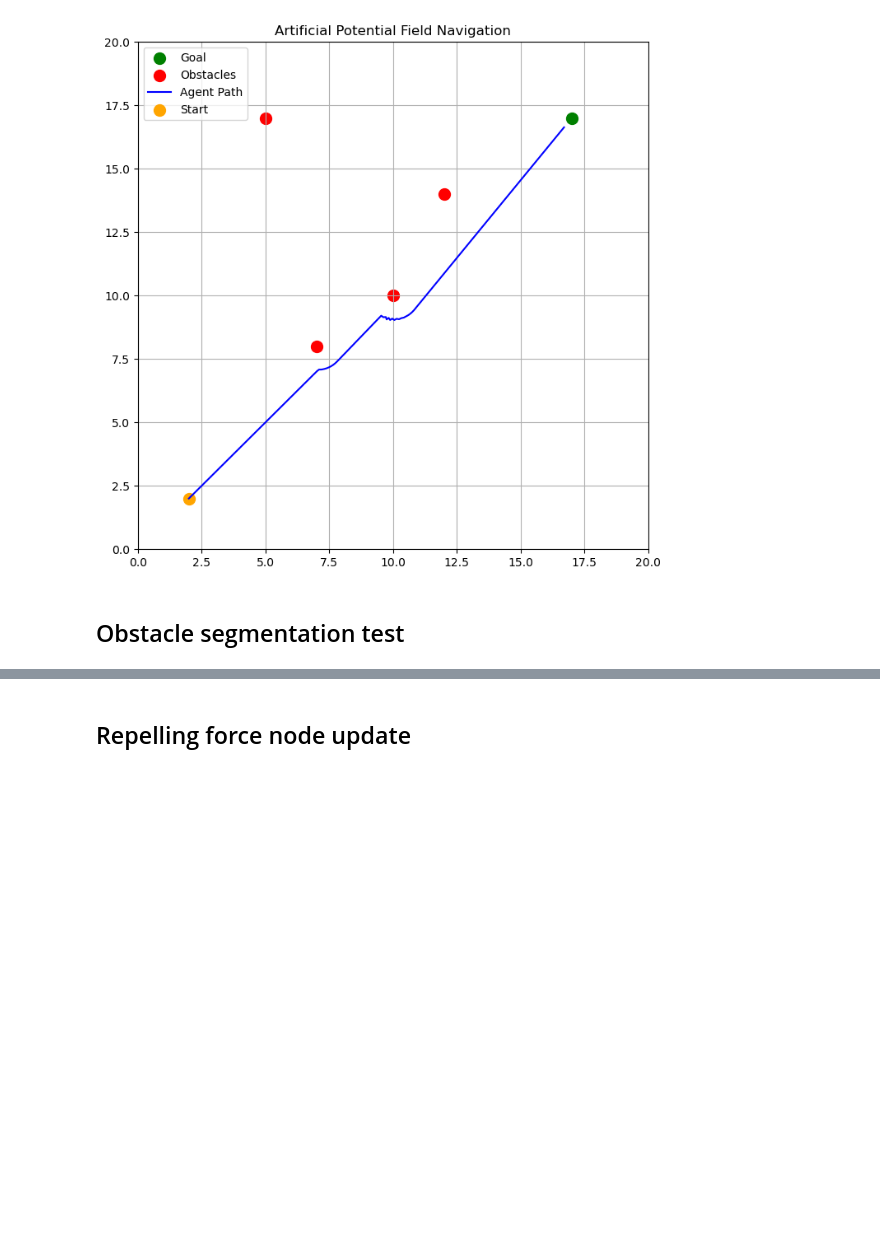
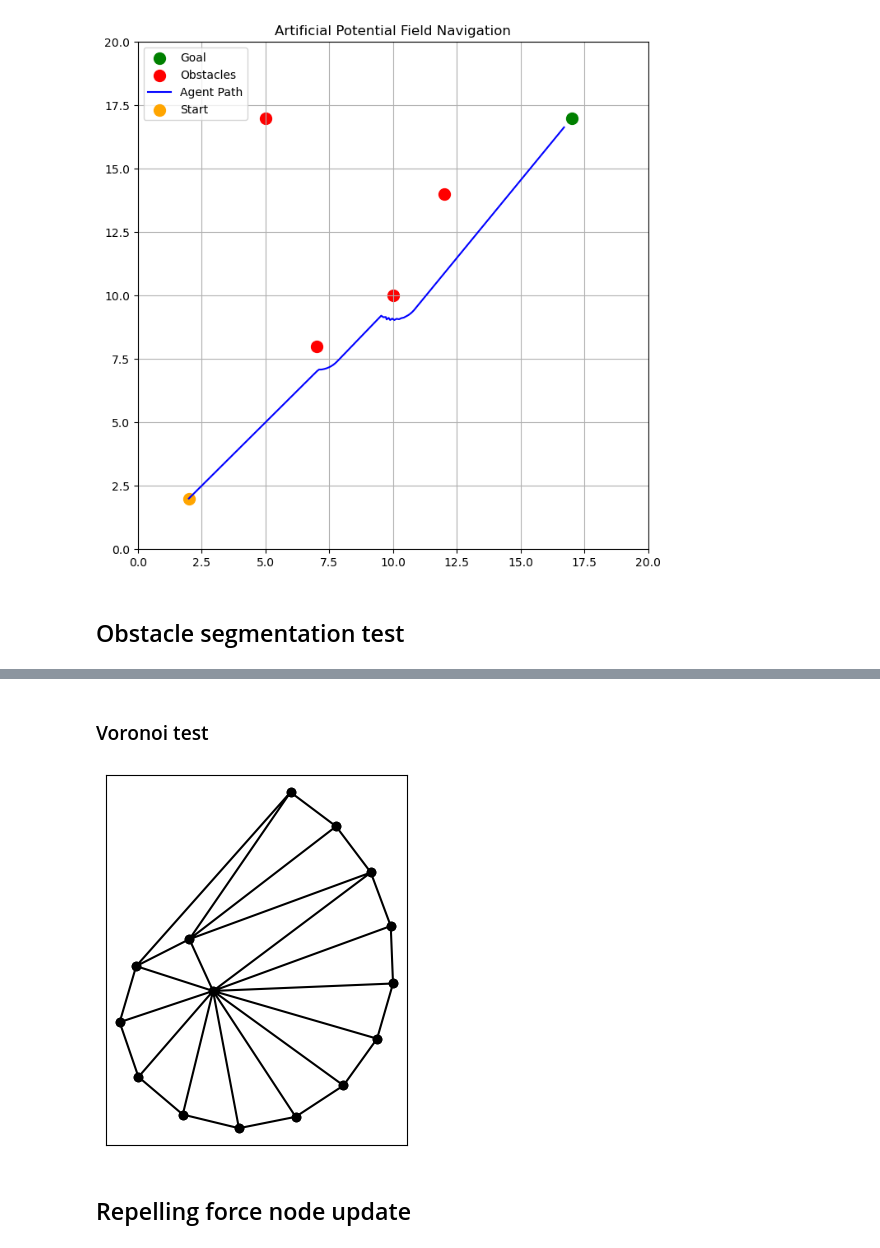
Before and after one commit to Zander-M/ST_Gaussian_PRM, a Jupyter notebook: notebooks/tests.ipynb, the cells around one changed output, grey strips where cells are left out. Drawn from its saved outputs; the diff is of its cells as text; code cells hidden in the pictures; blank space fills up the shorter version.

```diff
--- a/notebooks/tests.ipynb
+++ b/notebooks/tests.ipynb
@@ -1056,2 +1052,17 @@ plt.show()
+# %% [markdown]
+### Voronoi test
+# %%
+import matplotlib.pyplot as plt
+
+import triangle as tr
+
+spiral = tr.get_data("spiral")
+t = tr.triangulate(spiral)
+
+tr.plot(plt.axes(), **t)
+
+plt.show()
+# %% [output]
+[figure, added]
 # %% [markdown]
 ## Repelling force node update
```
Also changed, not shown: parts of 3 cells of this notebook, 4 other files.
